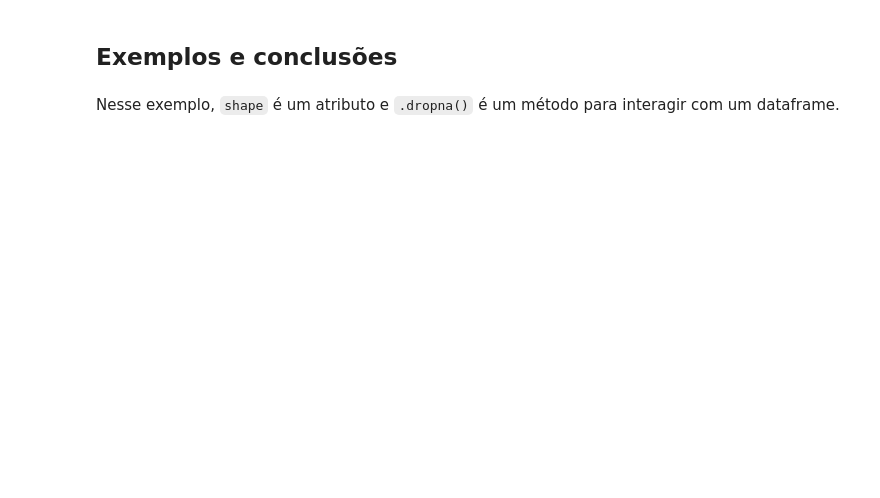
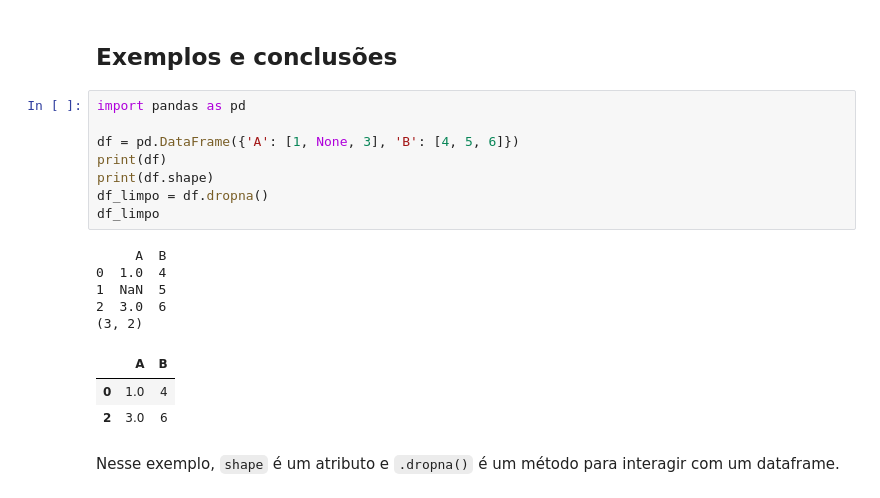
Before and after one commit to joaolpt/eba-analista, a Jupyter notebook: python/aulas_python_II/poo.ipynb, the cells around one changed output. Saved outputs shown, nothing was run; the diff lists cells and outputs as text; blank space fills up the shorter version.

```diff
--- a/python/aulas_python_II/poo.ipynb
+++ b/python/aulas_python_II/poo.ipynb
@@ -275,4 +418,21 @@ Note que as duas classes `Produto` e `Eletrodomestico` compartilham um mesmo mé
 # %% [markdown]
 ## Exemplos e conclusões
+# %%
+import pandas as pd
+
+df = pd.DataFrame({'A': [1, None, 3], 'B': [4, 5, 6]})
+print(df)
+print(df.shape)
+df_limpo = df.dropna()
+df_limpo
+# %% [output]
+     A  B
+0  1.0  4
+1  NaN  5
+2  3.0  6
+(3, 2)
+|  | A | B |
+| 0 | 1.0 | 4 |
+| 2 | 3.0 | 6 |
 # %% [markdown]
 Nesse exemplo, `shape` é um atributo e `.dropna()` é um método para interagir com um dataframe.
```
Also changed, not shown: parts of 18 cells of this notebook.
